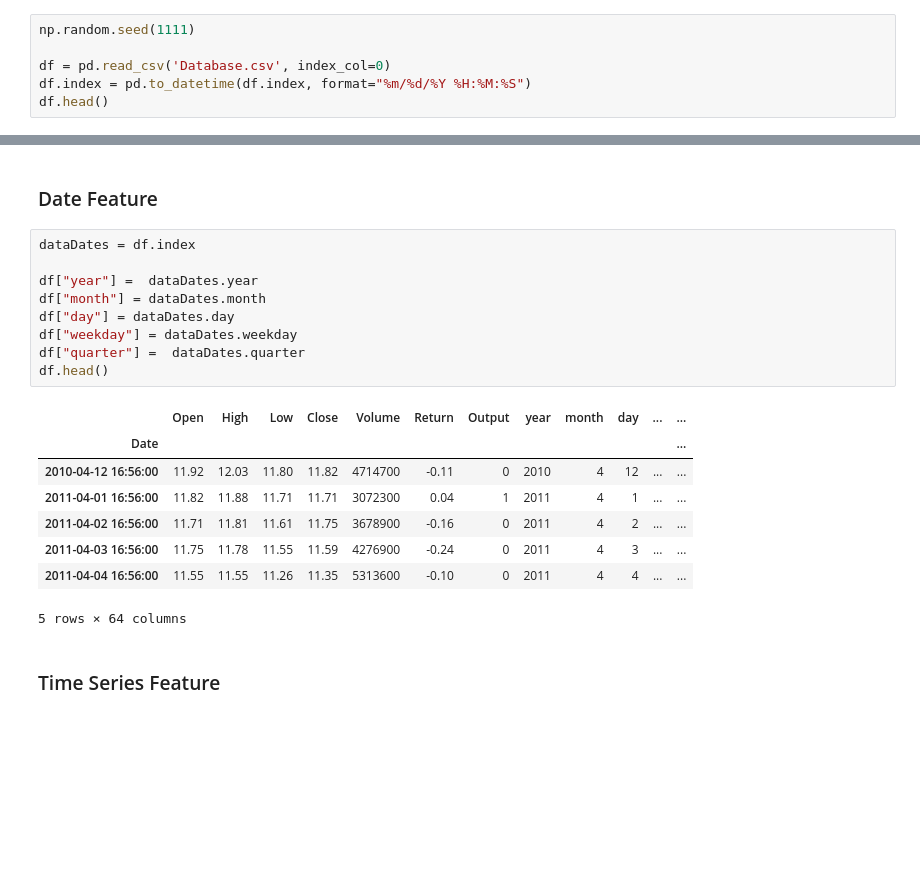
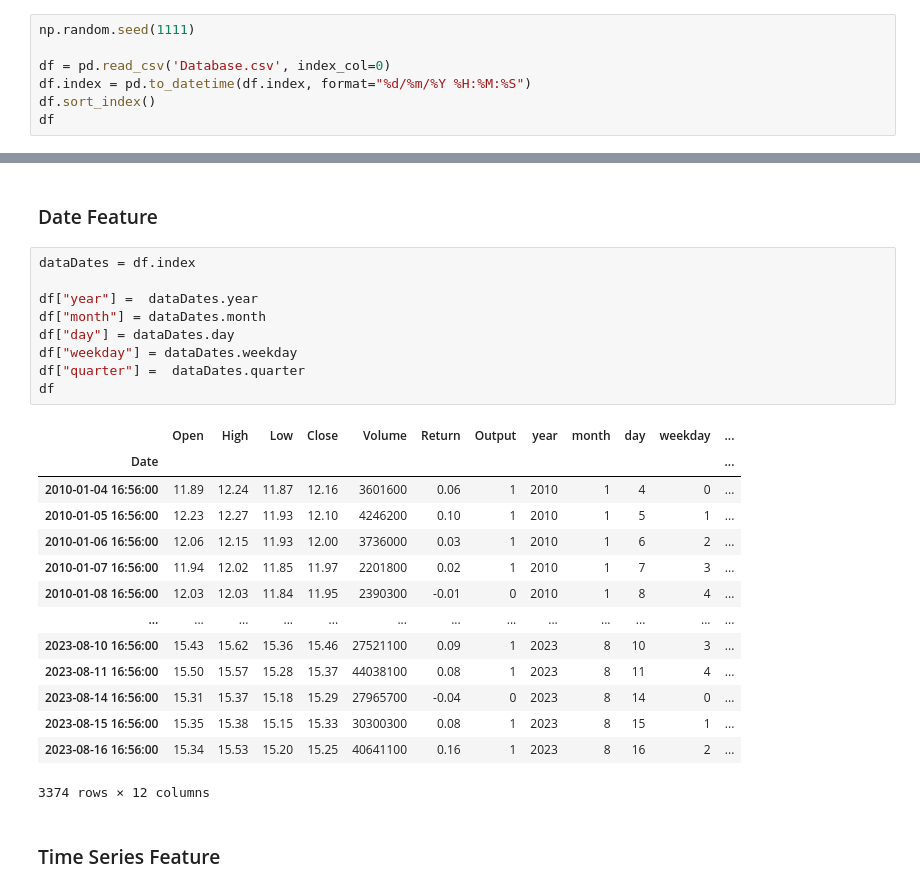
Before and after one commit to luanvenancio/finance-ai, a Jupyter notebook: Finance.ipynb, the cells around one changed output, grey strips where cells are left out. Cells and saved outputs as stored; diff of their text form; blank space fills up the shorter version.

```diff
--- a/Finance.ipynb
+++ b/Finance.ipynb
@@ -18,8 +18,9 @@ Requirement already satisfied: six>=1.5 in /usr/local/lib/python3.10/dist-packag
 np.random.seed(1111)
 
 df = pd.read_csv('Database.csv', index_col=0)
-df.index = pd.to_datetime(df.index, format="%m/%d/%Y %H:%M:%S")
-df.head()
+df.index = pd.to_datetime(df.index, format="%d/%m/%Y %H:%M:%S")
+df.sort_index()
+df
 # %% [output]
 |  | Open | High | Low | Close | Volume | Return | Output |
 | Date |  |  |  |  |  |  |  |
@@ -35,21 +43,27 @@ df.head()
 # %%
 dataDates = df.index
 
 df["year"] =  dataDates.year
 df["month"] = dataDates.month
 df["day"] = dataDates.day
 df["weekday"] = dataDates.weekday
 df["quarter"] =  dataDates.quarter
-df.head()
+df
 # %% [output]
-|  | Open | High | Low | Close | Volume | Return | Output | year | month | day | ... | ... |
+|  | Open | High | Low | Close | Volume | Return | Output | year | month | day | weekday | ... |
 | Date |  |  |  |  |  |  |  |  |  |  |  | ... |
-| 2010-04-12 16:56:00 | 11.92 | 12.03 | 11.80 | 11.82 | 4714700 | -0.11 | 0 | 2010 | 4 | 12 | ... | ... |
-| 2011-04-01 16:56:00 | 11.82 | 11.88 | 11.71 | 11.71 | 3072300 | 0.04 | 1 | 2011 | 4 | 1 | ... | ... |
-| 2011-04-02 16:56:00 | 11.71 | 11.81 | 11.61 | 11.75 | 3678900 | -0.16 | 0 | 2011 | 4 | 2 | ... | ... |
-| 2011-04-03 16:56:00 | 11.75 | 11.78 | 11.55 | 11.59 | 4276900 | -0.24 | 0 | 2011 | 4 | 3 | ... | ... |
-| 2011-04-04 16:56:00 | 11.55 | 11.55 | 11.26 | 11.35 | 5313600 | -0.10 | 0 | 2011 | 4 | 4 | ... | ... |
+| 2010-01-04 16:56:00 | 11.89 | 12.24 | 11.87 | 12.16 | 3601600 | 0.06 | 1 | 2010 | 1 | 4 | 0 | ... |
+| 2010-01-05 16:56:00 | 12.23 | 12.27 | 11.93 | 12.10 | 4246200 | 0.10 | 1 | 2010 | 1 | 5 | 1 | ... |
+| 2010-01-06 16:56:00 | 12.06 | 12.15 | 11.93 | 12.00 | 3736000 | 0.03 | 1 | 2010 | 1 | 6 | 2 | ... |
+| 2010-01-07 16:56:00 | 11.94 | 12.02 | 11.85 | 11.97 | 2201800 | 0.02 | 1 | 2010 | 1 | 7 | 3 | ... |
+| 2010-01-08 16:56:00 | 12.03 | 12.03 | 11.84 | 11.95 | 2390300 | -0.01 | 0 | 2010 | 1 | 8 | 4 | ... |
+| ... | ... | ... | ... | ... | ... | ... | ... | ... | ... | ... | ... | ... |
+| 2023-08-10 16:56:00 | 15.43 | 15.62 | 15.36 | 15.46 | 27521100 | 0.09 | 1 | 2023 | 8 | 10 | 3 | ... |
+| 2023-08-11 16:56:00 | 15.50 | 15.57 | 15.28 | 15.37 | 44038100 | 0.08 | 1 | 2023 | 8 | 11 | 4 | ... |
+| 2023-08-14 16:56:00 | 15.31 | 15.37 | 15.18 | 15.29 | 27965700 | -0.04 | 0 | 2023 | 8 | 14 | 0 | ... |
+| 2023-08-15 16:56:00 | 15.35 | 15.38 | 15.15 | 15.33 | 30300300 | 0.08 | 1 | 2023 | 8 | 15 | 1 | ... |
+| 2023-08-16 16:56:00 | 15.34 | 15.53 | 15.20 | 15.25 | 40641100 | 0.16 | 1 | 2023 | 8 | 16 | 2 | ... |
-5 rows × 64 columns
+3374 rows × 12 columns
 # %% [markdown]
 ### Time Series Feature
 # %%
```
Also changed, not shown: parts of 54 cells of this notebook, 1 other file.
